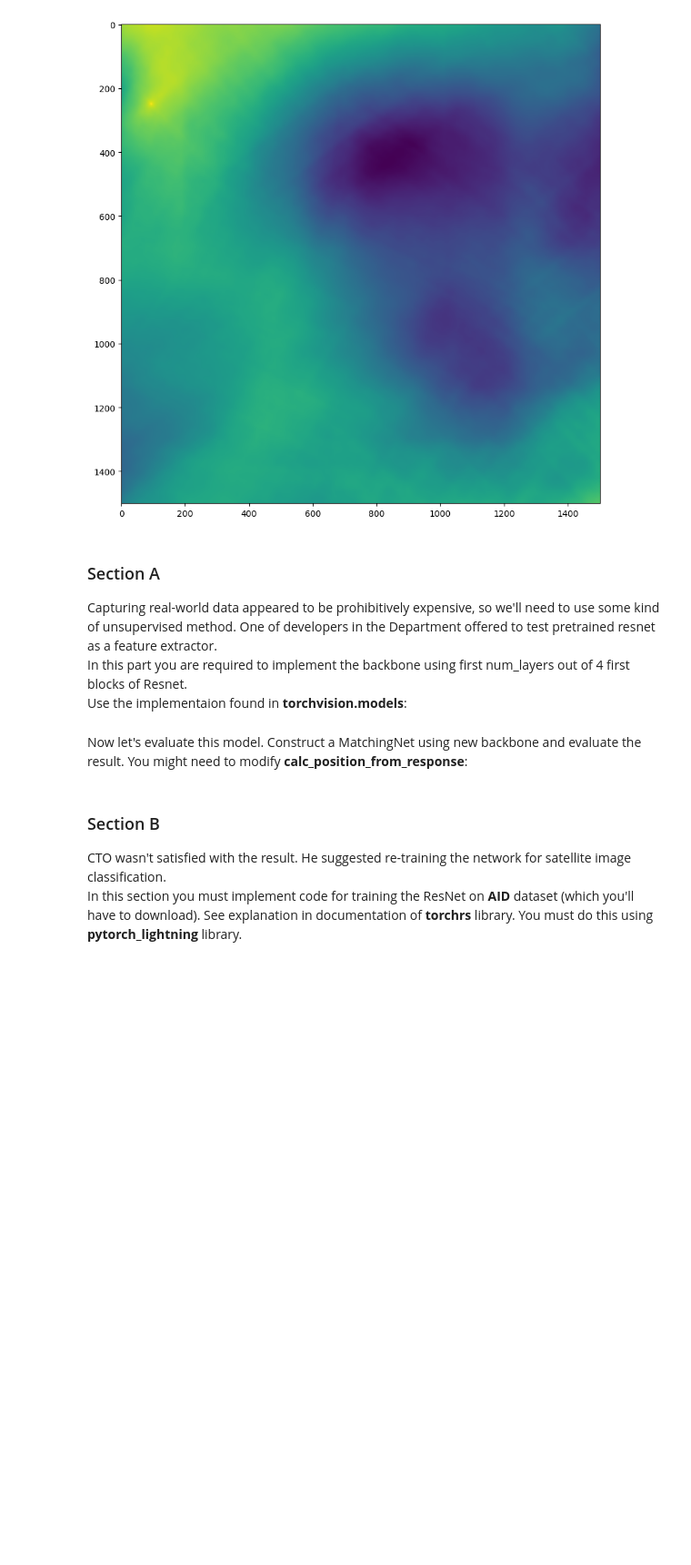
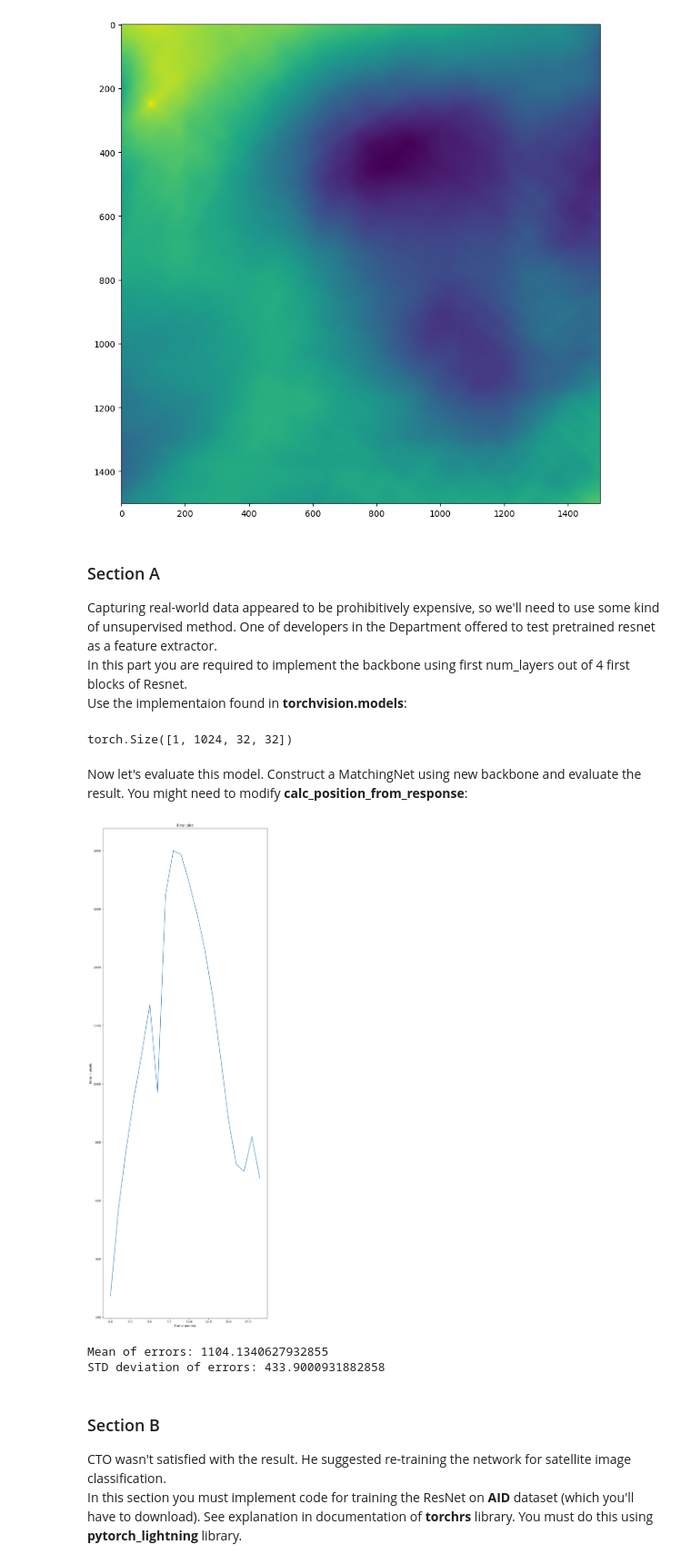
Before and after one commit to Jonatanitsko/drone_local, a Jupyter notebook: navigation_task.ipynb, the cells around one changed output. Shown at 91% size. Saved outputs shown, nothing was run; the diff lists cells and outputs as text; code cells hidden in the pictures; blank space fills up the shorter version.

```diff
--- a/navigation_task.ipynb
+++ b/navigation_task.ipynb
@@ -369,27 +367,89 @@ base_model = {
 def extract_convolutional_layers(base_model,num_layers):
     model = None
     ## Your code here
+    # Our model would take initial sequence and first num_layers of resnet, so we need a chain from base_model
+    model = nn.Sequential(base_model.conv1, base_model.bn1, base_model.relu ,base_model.maxpool) # Init
+    # In original paper, it seems that init does not have relu, yet implementation guides shows that there is: https://d2l.ai/chapter_convolutional-modern/resnet.html
+    original_layers = [base_model.layer1, base_model.layer2,base_model.layer3, base_model.layer4]
+    model = nn.Sequential(model, *original_layers[:num_layers])
+    ##
+    return model
 
-    ##
-    return
+model = extract_convolutional_layers(base_model,num_layers).to(device) # Fix: moved model weights to cpu instead of response
 
-model = extract_convolutional_layers(base_model,num_layers)
-
-response = model(frame_tensor.to(device)).to(device)
+response = model(frame_tensor.to(device))
+#Response shape = [batch size, features lerned from resnet, height of feature matrix, width of feature matrix]
 print(response.shape)
+# %% [output]
+torch.Size([1, 1024, 32, 32])
 # %% [markdown]
 Now let's evaluate this model. Construct a MatchingNet using new backbone and evaluate the result. You might need to modify **calc_position_from_response**:
 # %%
 def calc_position_from_response(response,template_shape,num_layers):
     pos = np.array([0,0])
     ## Your code here:
+    # Now response contains a smaller correlation as ResNet loves to do - so we need scaling
+    _, _, _, max_loc = cv2.minMaxLoc(response)
+    response_h, response_w = response.shape[:2]
+    templ_h, templ_w = template_shape
+    scaling = (templ_w / response_w, templ_h / response_h)
 
+    max_loc = (max_loc[0] * scaling[0], max_loc[1] * scaling[1])
+
+    center_x = max_loc[0] + templ_w // 2
+    center_y = max_loc[1] + templ_h // 2
+    pos = np.array([center_x, center_y])
     ##
     return pos
 
 ## Your code here:
+torch.cuda.empty_cache() # Empty cache as i dont have nvidia GPU and google colab is jewish type of cheap
+net = MatchingNet(model,XCorr()) # net with our "ResNet" model
+device = 'cuda'
+net = net.to(device)
 
+metadata = np.loadtxt(root_fld + 'seq04/metadata.csv', delimiter=',')
+map_image = cv2.cvtColor(cv2.imread(root_fld+'map.png'),cv2.COLOR_BGR2RGB)
+map_tensor = image_to_tensor(map_image)
+
+errors_list = []
+
+for i in range(len(metadata)):
+    frame_file = root_fld+f'seq04/frame_{i:03d}.png'
+    frame_image = cv2.cvtColor(cv2.imread(frame_file),cv2.COLOR_BGR2RGB)
+    frame_tensor = image_to_tensor(frame_image)
+    position_gt = metadata[i][:2]
+
+    # Some claude magic for mem management:
+    # Prevents gradient accumulation
+    with torch.no_grad():
+        res = net(frame_tensor.to(device),map_tensor.to(device))
+        corr = res.cpu().detach().numpy().squeeze()
+
+    # Clear GPU cache periodically
+    if i % 3 == 0:
+        torch.cuda.empty_cache()
+    # End of claude magic
+
+    res = net(frame_tensor.to(device),map_tensor.to(device))
+    corr = res.cpu().detach().numpy().squeeze()
+    estimated_pos = calc_position_from_response(corr,frame_image.shape[:2],num_layers)
+
+    error = np.linalg.norm(estimated_pos-position_gt)
+    errors_list.append(error)
+
+plt.plot(errors_list)
+plt.title('Error plot')
+plt.xlabel('Frame number')
+plt.ylabel('Error in pixels')
+plt.show()
+
+print("Mean of errors:",np.mean(errors_list),"\nSTD deviation of errors:",np.std(errors_list))
 ##
+# %% [output]
+[figure, added]
+Mean of errors: 1104.1340627932855
+STD deviation of errors: 433.9000931882858
 # %% [markdown]
 ### Section B
 CTO wasn't satisfied with the result. He suggested re-training the network for satellite image classification.
```
Also changed, not shown: parts of 2 cells of this notebook.
